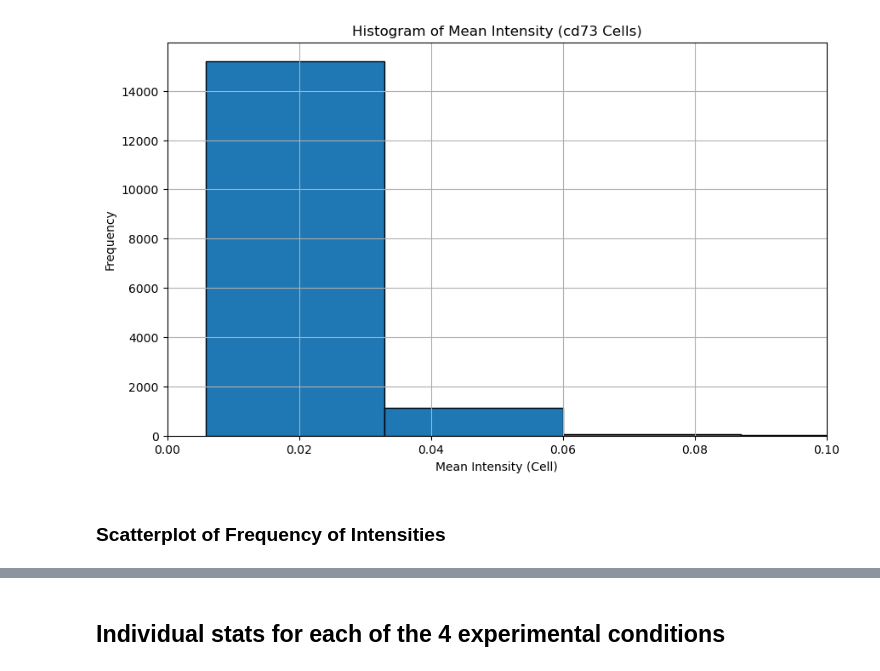
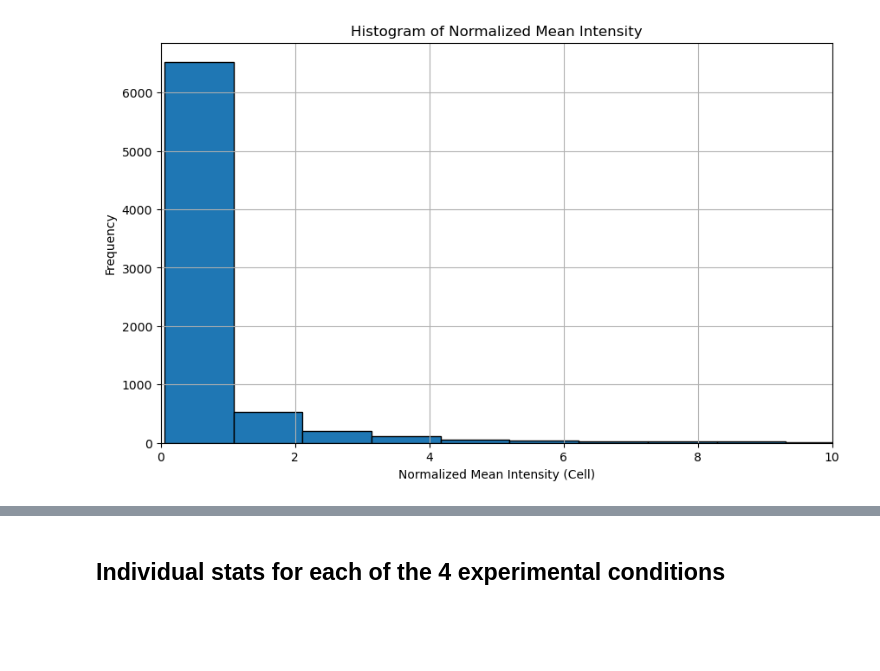
Before and after one commit to GhoshLabEng/Pegah_ML_Stemness_Predictor_Project, a Jupyter notebook: intensity_histogram.ipynb, the cells around one changed output, grey strips where cells are left out. Saved outputs shown, nothing was run; the diff lists cells and outputs as text; code cells hidden in the pictures; blank space fills up the shorter version.

```diff
--- a/intensity_histogram.ipynb
+++ b/intensity_histogram.ipynb
@@ -1,21 +1,19 @@
 # %%
 import pandas as pd
 import matplotlib.pyplot as plt
 
 # Read the Excel file
-file_path = '/Users/pegaheizad/Desktop/Ghosh_lab/data_files/cd73_data.xlsx'
+file_path = '/Users/pegaheizad/Desktop/Ghosh_lab/data_files_2/MyExpt_cells_filtered_normalized.xlsx'
 df = pd.read_excel(file_path)
 
 # Plot the histogram of the specified column
 plt.figure(figsize=(10, 6))
-plt.xlim(left=0, right=0.1)
-plt.hist(df['Intensity_MeanIntensity_cells'].dropna(), bins=30, edgecolor='black')
-plt.xlabel('Mean Intensity (Cell)')
+plt.xlim(left=0, right=10)
+plt.hist(df['Normalized_Intensities'].dropna(), bins=30, edgecolor='black')
+plt.xlabel('Normalized Mean Intensity (Cell)')
 plt.ylabel('Frequency')
-plt.title('Histogram of Mean Intensity (cd73 Cells)')
+plt.title('Histogram of Normalized Mean Intensity')
 plt.grid(True)
 plt.show()
 # %% [output]
-[figure, old version]
+[figure, new version]
-# %% [markdown]
-### Scatterplot of Frequency of Intensities
```
Also changed, not shown: parts of 13 cells of this notebook, 1 other file.
